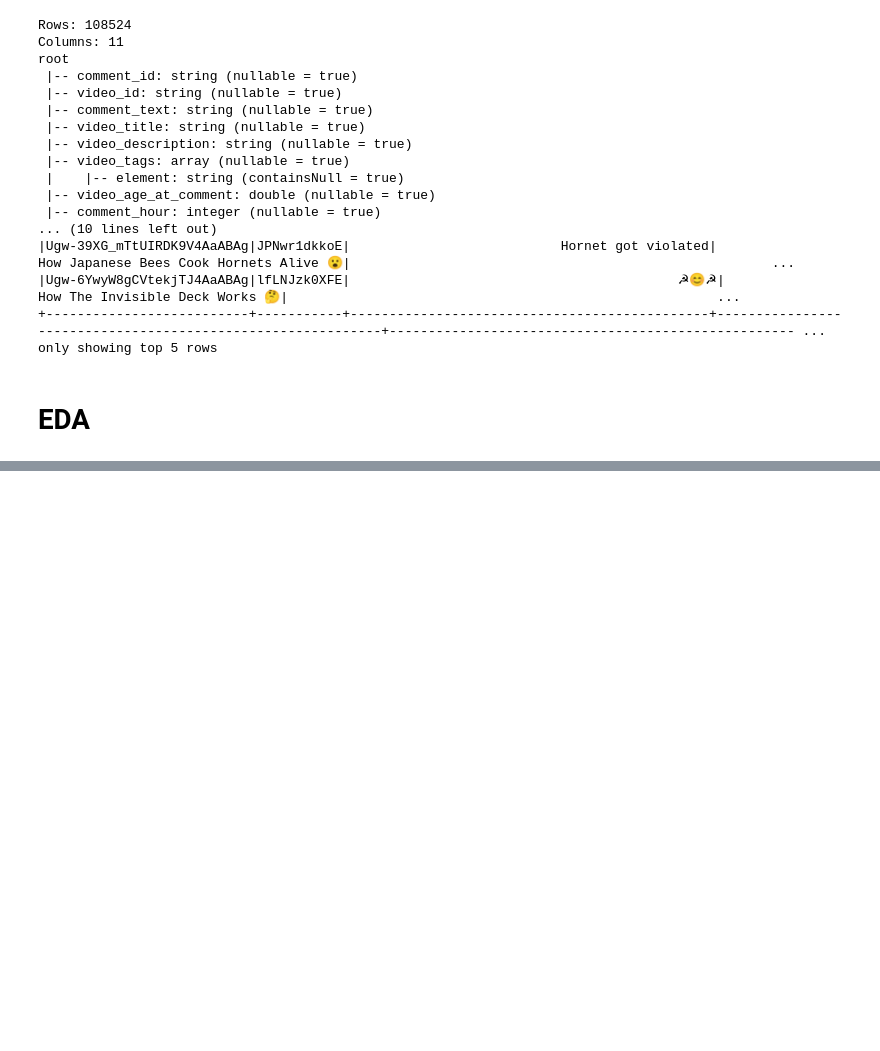
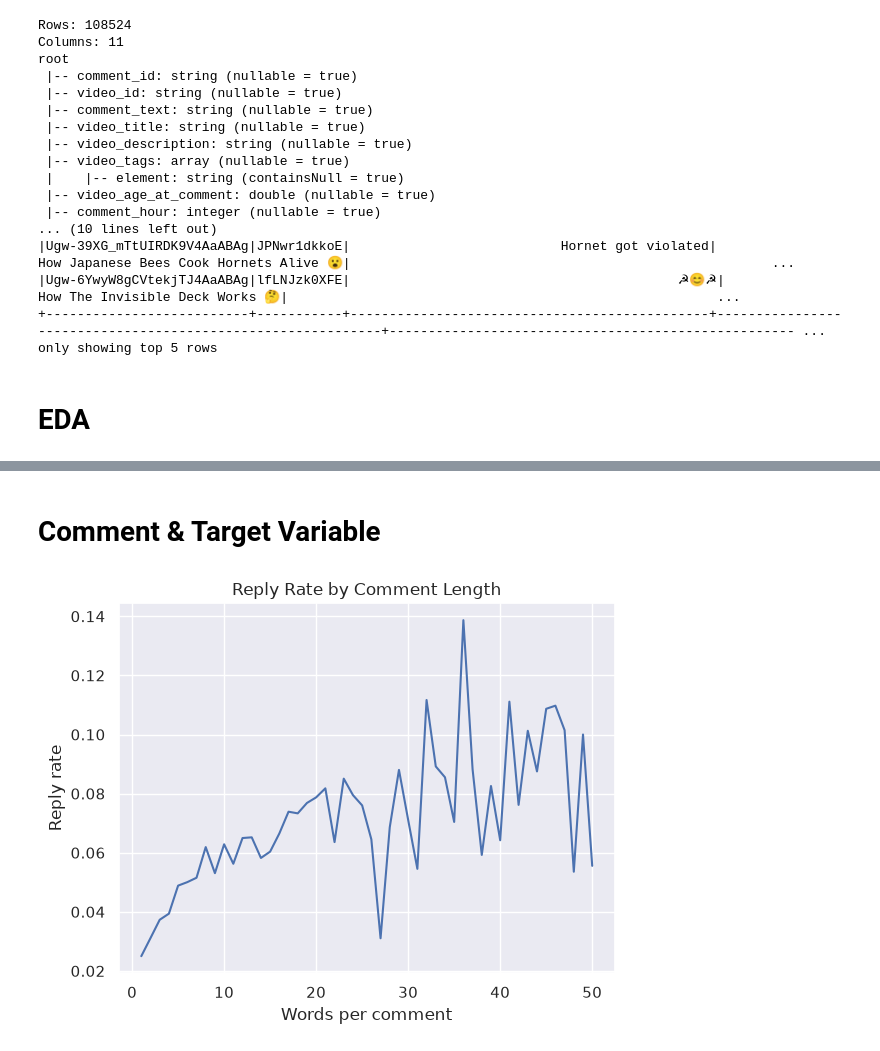
Before and after one commit to fundaBa/IntegratedCA1, a Jupyter notebook: Advanced Data Analysis.ipynb, the cells around one changed output, grey strips where cells are left out. Cells and saved outputs as stored; diff of their text form; code cells hidden in the pictures; blank space fills up the shorter version.

```diff
--- a/Advanced Data Analysis.ipynb
+++ b/Advanced Data Analysis.ipynb
@@ -290,0 +136,12 @@ plt.show()
+# %% [markdown]
+# Comment & Target Variable
+# %%
+df['n_words'] = df['comment_text'].str.split().str.len()
+
+df[df['n_words'] <= 50].groupby('n_words')['label'].mean().plot()
+plt.title('Reply Rate by Comment Length')
+plt.xlabel('Words per comment')
+plt.ylabel('Reply rate')
+plt.show()
+# %% [output]
+[figure, added]
```
Also changed, not shown: parts of 40 cells of this notebook.
